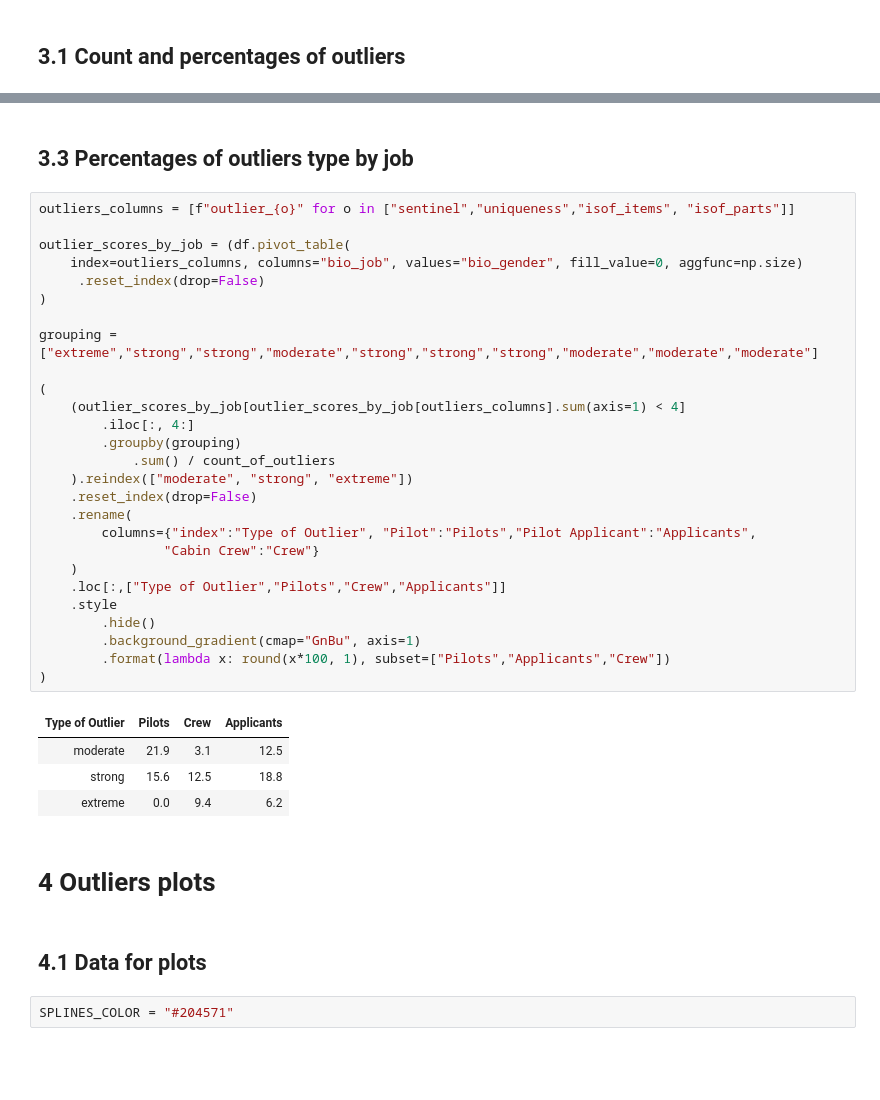
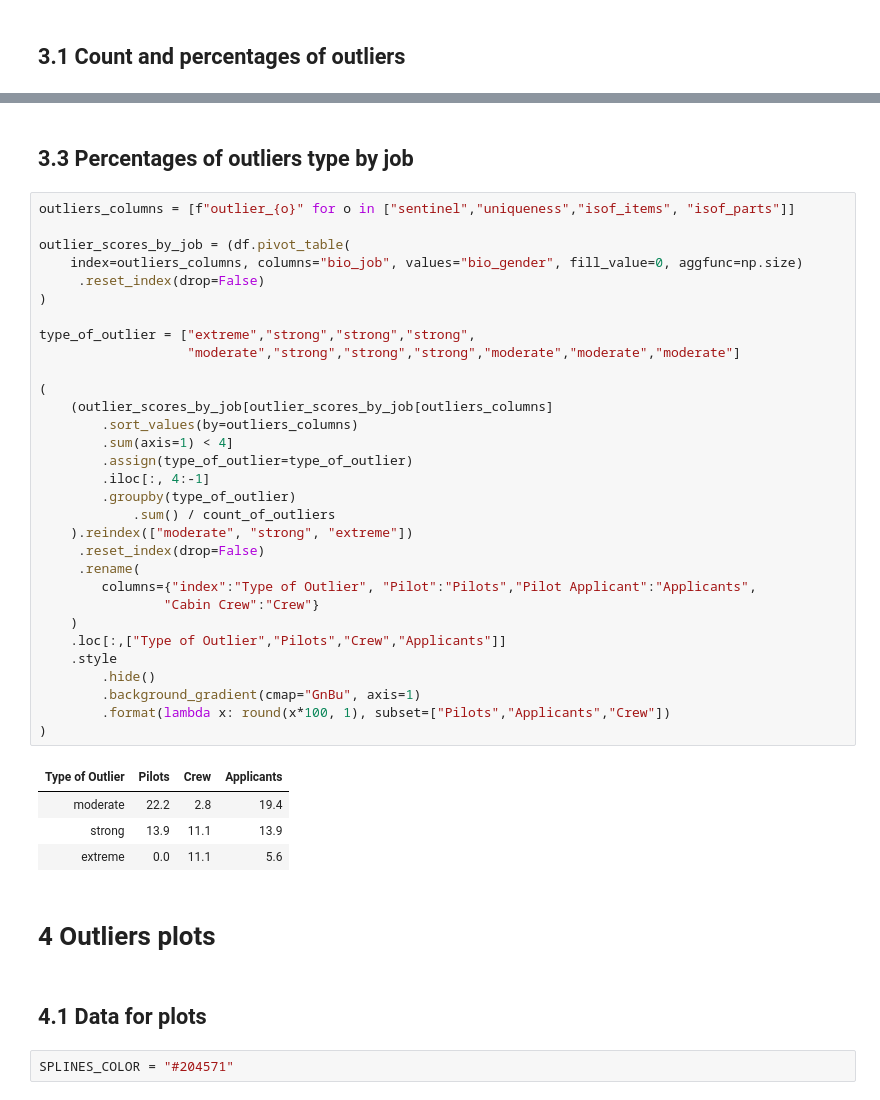
Before and after one commit to alkaest2002/mhsc, a Jupyter notebook: analysis.ipynb, the cells around one changed output, grey strips where cells are left out. Cells and saved outputs as stored; diff of their text form; blank space fills up the shorter version.

```diff
--- a/analysis.ipynb
+++ b/analysis.ipynb
@@ -422,41 +429,45 @@ grouping = [
-# %% [markdown]
-## 3.3  Percentages of outliers type by job
+# %% [markdown]
+## 3.3  Percentages of outliers type by job
 # %%
 outliers_columns = [f"outlier_{o}" for o in ["sentinel","uniqueness","isof_items", "isof_parts"]]
 
 outlier_scores_by_job = (df.pivot_table(
     index=outliers_columns, columns="bio_job", values="bio_gender", fill_value=0, aggfunc=np.size)
      .reset_index(drop=False)
 )
 
-grouping = ["extreme","strong","strong","moderate","strong","strong","strong","moderate","moderate","moderate"]
+type_of_outlier = ["extreme","strong","strong","strong",
+                   "moderate","strong","strong","strong","moderate","moderate","moderate"]
 
 (
-    (outlier_scores_by_job[outlier_scores_by_job[outliers_columns].sum(axis=1) < 4]
-        .iloc[:, 4:]
-        .groupby(grouping)
+    (outlier_scores_by_job[outlier_scores_by_job[outliers_columns]
+        .sort_values(by=outliers_columns)
+        .sum(axis=1) < 4]
+        .assign(type_of_outlier=type_of_outlier)
+        .iloc[:, 4:-1]
+        .groupby(type_of_outlier)
             .sum() / count_of_outliers
     ).reindex(["moderate", "strong", "extreme"])
-    .reset_index(drop=False)
-    .rename(
+     .reset_index(drop=False)
+     .rename(
         columns={"index":"Type of Outlier", "Pilot":"Pilots","Pilot Applicant":"Applicants",
                 "Cabin Crew":"Crew"}
     )
     .loc[:,["Type of Outlier","Pilots","Crew","Applicants"]]
     .style
         .hide()
         .background_gradient(cmap="GnBu", axis=1)
         .format(lambda x: round(x*100, 1), subset=["Pilots","Applicants","Crew"])
 )
 # %% [output]
 | Type of Outlier | Pilots | Crew | Applicants |
-| moderate | 21.9 | 3.1 | 12.5 |
-| strong | 15.6 | 12.5 | 18.8 |
-| extreme | 0.0 | 9.4 | 6.2 |
+| moderate | 22.2 | 2.8 | 19.4 |
+| strong | 13.9 | 11.1 | 13.9 |
+| extreme | 0.0 | 11.1 | 5.6 |
 # %% [markdown]
 # 4 Outliers plots
-# %% [markdown]
-## 4.1 Data for plots
+# %% [markdown]
+## 4.1 Data for plots
 # %%
 SPLINES_COLOR = "#204571"
 # %%
```
Also changed, not shown: parts of 28 cells of this notebook, 6 other files.
